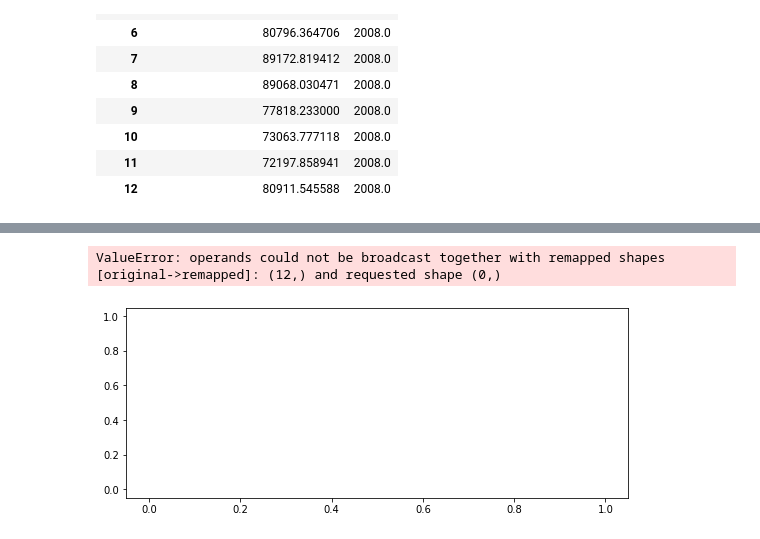
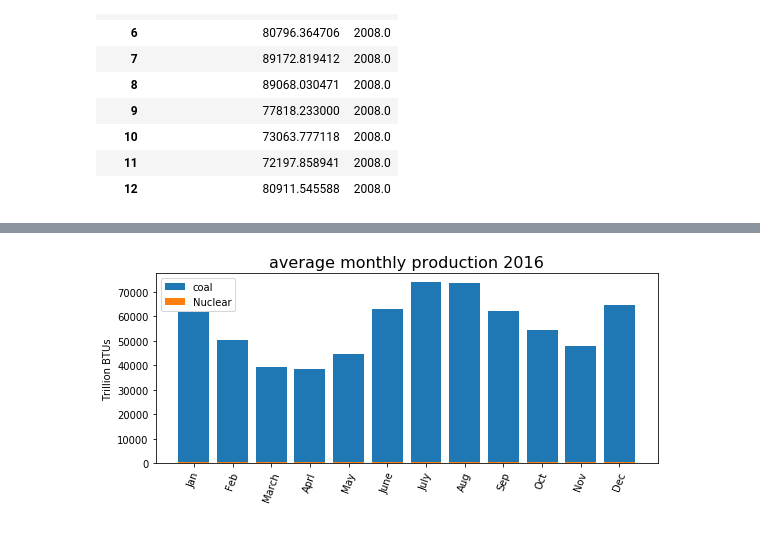
Before and after one commit to Iguanacolossus/energy-statistics, a Jupyter notebook: exploration.ipynb, the cells around one changed output, grey strips where cells are left out. Cells and saved outputs as stored; diff of their text form; code cells hidden in the pictures.

```diff
--- a/exploration.ipynb
+++ b/exploration.ipynb
@@ -767,3 +767,16 @@ coal_ave_month
 | 10 | 73063.777118 | 2008.0 |
 | 11 | 72197.858941 | 2008.0 |
 | 12 | 80911.545588 | 2008.0 |
+# %%
+# taking just nuclear averageing my month in 2016
+nuclear_2016 = nuclear_df[nuclear_df.index.str.startswith('2016')]
+nuc_to_electric2 = nuclear_2016['Nuclear Electric Power Consumed by the Electric Power Sector, Monthly']
+nuc_to_electric2 = nuc_to_electric2[nuc_to_electric2 !=0]
+nuc_to_electric2.index  =pd.to_datetime(nuc_to_electric2.index,format='%Y%m')
+nuc_to_electric2 = nuc_to_electric2.reset_index()
+nuc_to_electric2['year'] = nuc_to_electric2['index'].dt.year
+nuc_to_electric2['month'] = nuc_to_electric2['index'].dt.month
+nuc_to_electric2['Nuclear Electric Power Consumed by the Electric Power Sector, Monthly'] =nuc_to_electric2['Nuclear Electric Power Consumed by the Electric Power Sector, Monthly'].astype(float)
+nuc_ave_month2 = nuc_to_electric2.groupby(['month']).mean()
+
+nuc_ave_month2
@@ -769,0 +798,13 @@ coal_ave_month
+# %%
+#coal 2016
+coal_2016 = coal_df[coal_df.index.str.startswith('2016')]
+coal_2016['Coal Consumption for Electricity Generation, Electric Power Sector, Monthly']
+coal_to_electric2 = coal_2016['Coal Consumption for Electricity Generation, Electric Power Sector, Monthly']
+coal_to_electric2 = coal_to_electric2[coal_to_electric2 !=0]
+coal_to_electric2.index  =pd.to_datetime(coal_to_electric2.index,format='%Y%m')
+coal_to_electric2 = coal_to_electric2.reset_index()
+coal_to_electric2['year'] = coal_to_electric2['index'].dt.year
+coal_to_electric2['month'] = coal_to_electric2['index'].dt.month
+coal_to_electric2['Coal Consumption for Electricity Generation, Electric Power Sector, Monthly'] =coal_to_electric2['Coal Consumption for Electricity Generation, Electric Power Sector, Monthly'].astype(float)
+coal_ave_month2 = coal_to_electric2.groupby(['month']).mean()
+coal_ave_month2
@@ -770,19 +826,19 @@ coal_ave_month
 # %%
 fig, axs = plt.subplots()
 fig.set_size_inches(9,3.5)
 
 ticks =['Jan','Feb','March','Aprl','May','June','July','Aug','Sep','Oct','Nov','Dec']
-axs.bar(ave_coal_1year.index,ave_coal_1year['Coal Consumption for Electricity Generation, Electric Power Sector, Monthly'],label='coal',align='center',tick_label=ticks)
+axs.bar(coal_ave_month2.index,coal_ave_month2['Coal Consumption for Electricity Generation, Electric Power Sector, Monthly'],label='coal',align='center',tick_label=ticks)
 
 
-axs.bar(ave_nuc_1year.index, ave_nuc_1year['Nuclear Electric Power Consumed by the Electric Power Sector, Monthly'],label='Nuclear',align='center',tick_label=ticks)
+axs.bar(nuc_ave_month2.index, nuc_ave_month2['Nuclear Electric Power Consumed by the Electric Power Sector, Monthly'],label='Nuclear',align='center',tick_label=ticks)
 
 
 axs.legend()
-axs.set_title('average monthly production',size=16)
+axs.set_title('average monthly production 2016',size=16)
 axs.set_ylabel('Trillion BTUs')
 plt.xticks(rotation=70)
 #plt.tight_layout();
+plt.savefig('2016-coal-nuc.png')
 # %% [output]
-ValueError: operands could not be broadcast together with remapped shapes [original->remapped]: (12,) and requested shape (0,)
-[figure, old version]
+[figure, new version]
```
Also changed, not shown: parts of 16 cells of this notebook, 4 other files.
